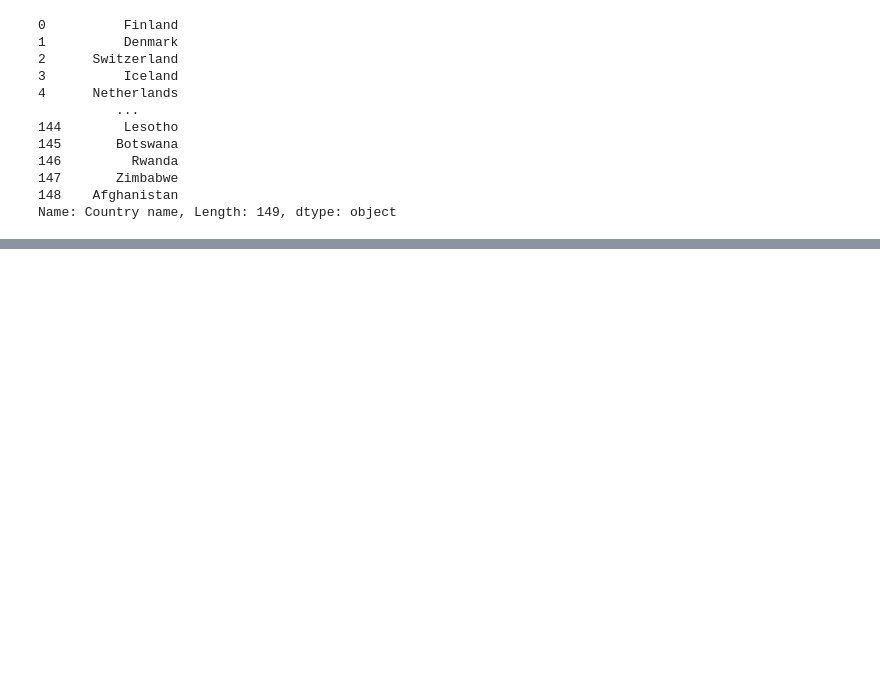
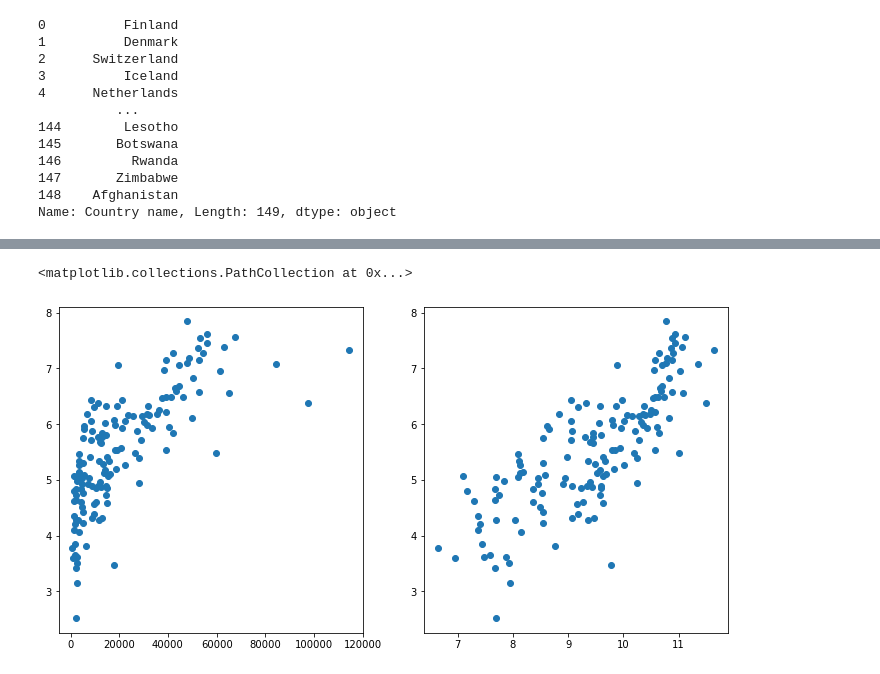
Before and after one commit to Heegu-han/AI, a Jupyter notebook: day_12/day_12.ipynb, the cells around one changed output, grey strips where cells are left out. Drawn from its saved outputs; the diff is of its cells as text; code cells hidden in the pictures; blank space fills up the shorter version.

```diff
--- a/day_12/day_12.ipynb
+++ b/day_12/day_12.ipynb
@@ -242,0 +315,3 @@ for i in range(149):
+# %%
+data2=data.copy()
+data2['gdp']=np.exp(data['Logged GDP per capita'])
@@ -242,0 +334,9 @@ for i in range(149):
+# %%
+plt.figure(figsize=[12,6])
+plt.subplot(1,2,1)
+plt.scatter(data2.gdp,data2['Ladder score'])
+plt.subplot(1,2,2)
+plt.scatter(data2['Logged GDP per capita'],data2['Ladder score'])
+# %% [output]
+<matplotlib.collections.PathCollection at 0x...>
+[figure, added]
```
Also changed, not shown: parts of 12 cells of this notebook.
